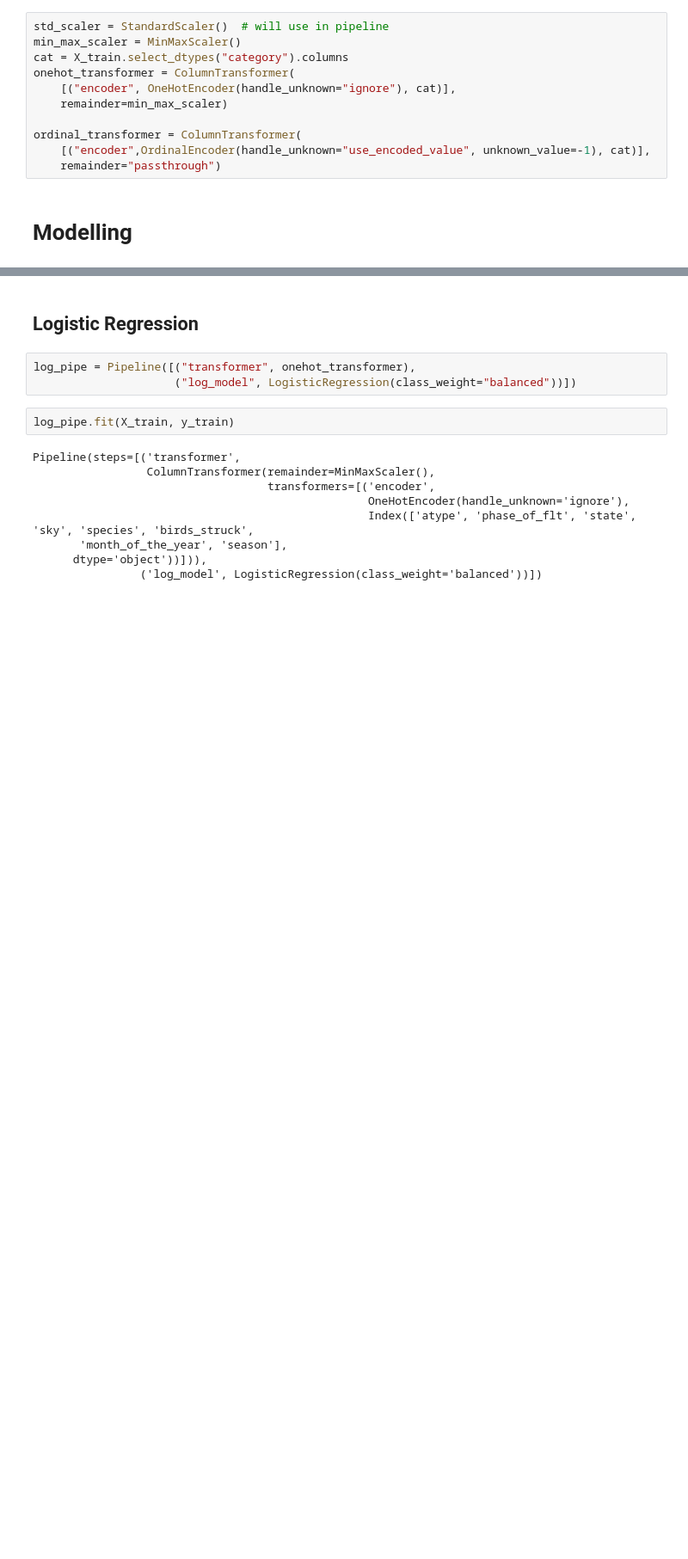
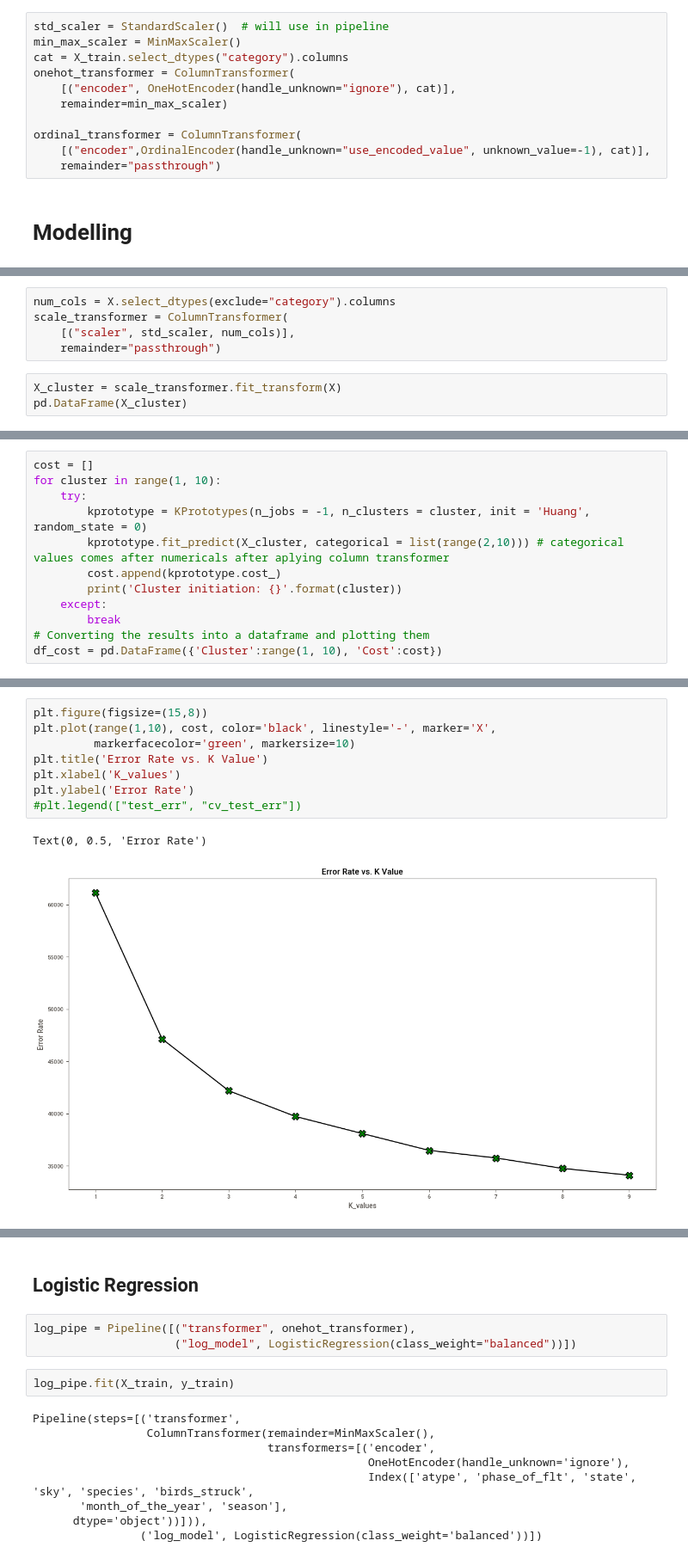
Before and after one commit to 0MADCAT0/ML_Projects, a Jupyter notebook: Bird_Strike_Effects/ML_Phase_1.ipynb, the cells around one changed output, grey strips where cells are left out. Shown at 86% size. Cells and saved outputs as stored; diff of their text form; blank space fills up the shorter version.

```diff
--- a/Bird_Strike_Effects/ML_Phase_1.ipynb
+++ b/Bird_Strike_Effects/ML_Phase_1.ipynb
@@ -188,0 +173,8 @@ ordinal_transformer = ColumnTransformer(
+# %%
+num_cols = X.select_dtypes(exclude="category").columns
+scale_transformer = ColumnTransformer(
+    [("scaler", std_scaler, num_cols)],
+    remainder="passthrough")
+# %%
+X_cluster = scale_transformer.fit_transform(X)
+pd.DataFrame(X_cluster)
@@ -188,0 +201,12 @@ ordinal_transformer = ColumnTransformer(
+# %%
+cost = []
+for cluster in range(1, 10):
+    try:
+        kprototype = KPrototypes(n_jobs = -1, n_clusters = cluster, init = 'Huang', random_state = 0)
+        kprototype.fit_predict(X_cluster, categorical = list(range(2,10))) # categorical values comes after numericals after aplying column transformer
+        cost.append(kprototype.cost_)
+        print('Cluster initiation: {}'.format(cluster))
+    except:
+        break
+# Converting the results into a dataframe and plotting them
+df_cost = pd.DataFrame({'Cluster':range(1, 10), 'Cost':cost})
@@ -188,0 +223,11 @@ ordinal_transformer = ColumnTransformer(
+# %%
+plt.figure(figsize=(15,8))
+plt.plot(range(1,10), cost, color='black', linestyle='-', marker='X',
+         markerfacecolor='green', markersize=10)
+plt.title('Error Rate vs. K Value')
+plt.xlabel('K_values')
+plt.ylabel('Error Rate')
+#plt.legend(["test_err", "cv_test_err"])
+# %% [output]
+Text(0, 0.5, 'Error Rate')
+[figure, added]
```
Also changed, not shown: parts of 27 cells of this notebook, 3 other files.
